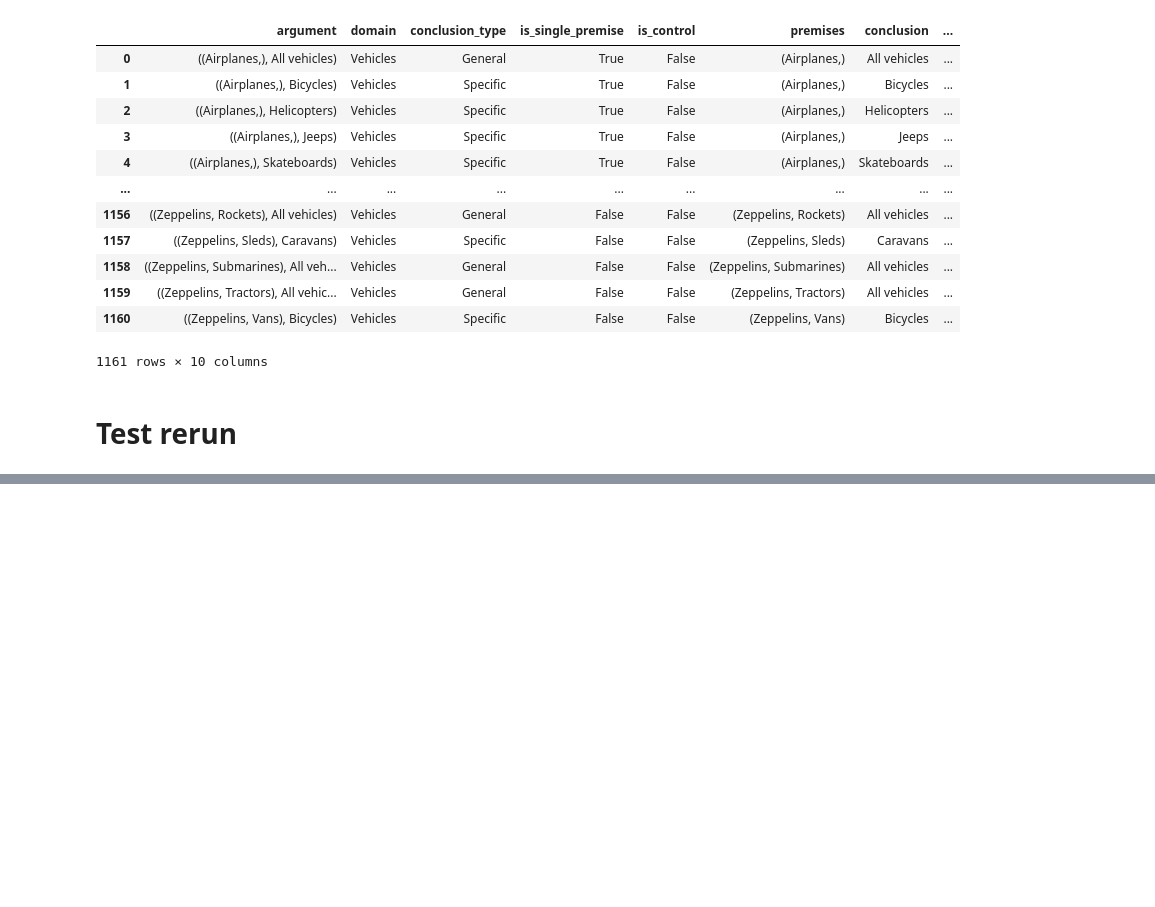
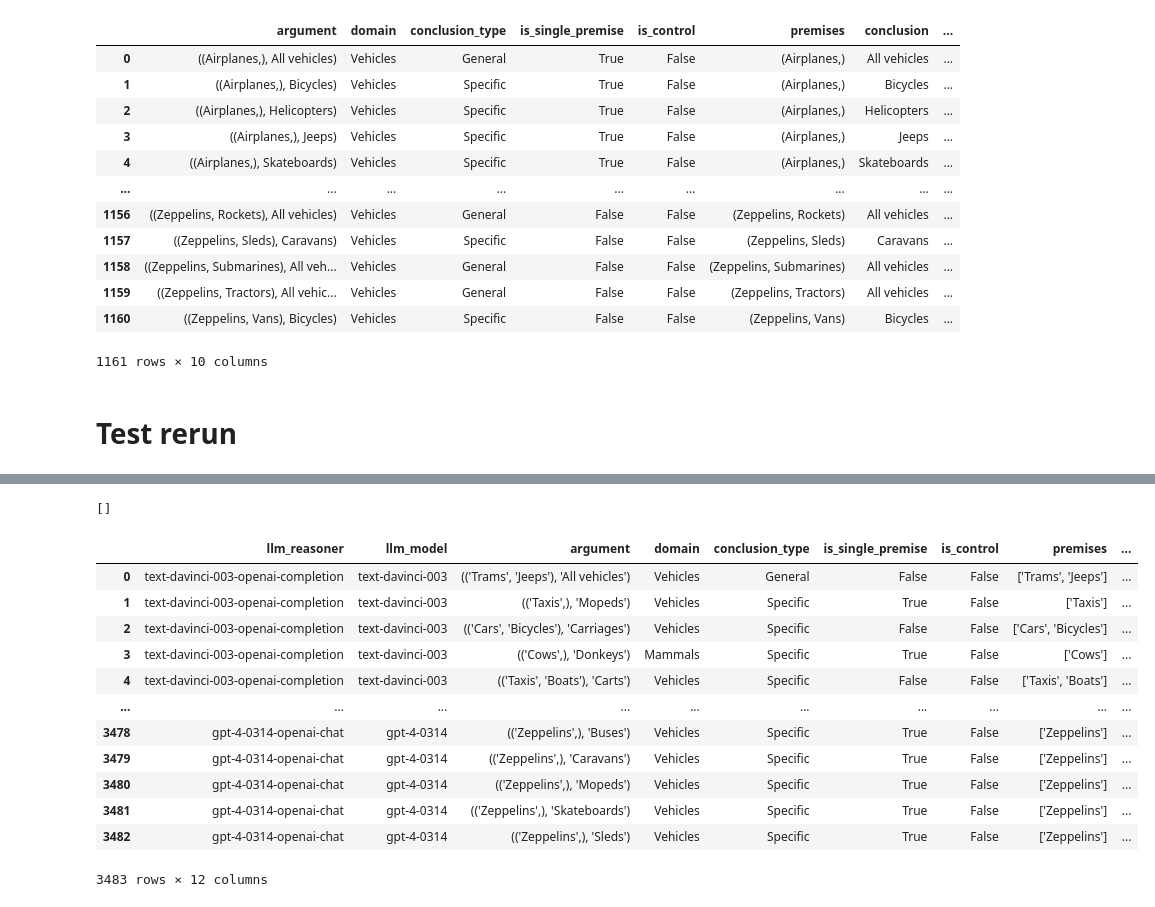
Before and after one commit to S-J-HAN/InductiveReasoningInLargeLanguageModels, a Jupyter notebook: generate_data/debugging.ipynb, the cells around one changed output, grey strips where cells are left out. Saved outputs shown, nothing was run; the diff lists cells and outputs as text; code cells hidden in the pictures; blank space fills up the shorter version.

```diff
--- a/generate_data/debugging.ipynb
+++ b/generate_data/debugging.ipynb
@@ -341,0 +447,20 @@ df4
+# %%
+[x for x in human_similarity_map if "air" in x]
+# %% [output]
+[]
+# %%
+llm_rating_df
+# %% [output]
+|  | llm_reasoner | llm_model | argument | domain | conclusion_type | is_single_premise | is_control | premises | ... |
+| 0 | text-davinci-003-openai-completion | text-davinci-003 | (('Trams', 'Jeeps'), 'All vehicles') | Vehicles | General | False | False | ['Trams', 'Jeeps'] | ... |
+| 1 | text-davinci-003-openai-completion | text-davinci-003 | (('Taxis',), 'Mopeds') | Vehicles | Specific | True | False | ['Taxis'] | ... |
+| 2 | text-davinci-003-openai-completion | text-davinci-003 | (('Cars', 'Bicycles'), 'Carriages') | Vehicles | Specific | False | False | ['Cars', 'Bicycles'] | ... |
+| 3 | text-davinci-003-openai-completion | text-davinci-003 | (('Cows',), 'Donkeys') | Mammals | Specific | True | False | ['Cows'] | ... |
+| 4 | text-davinci-003-openai-completion | text-davinci-003 | (('Taxis', 'Boats'), 'Carts') | Vehicles | Specific | False | False | ['Taxis', 'Boats'] | ... |
+| ... | ... | ... | ... | ... | ... | ... | ... | ... | ... |
+| 3478 | gpt-4-0314-openai-chat | gpt-4-0314 | (('Zeppelins',), 'Buses') | Vehicles | Specific | True | False | ['Zeppelins'] | ... |
+| 3479 | gpt-4-0314-openai-chat | gpt-4-0314 | (('Zeppelins',), 'Caravans') | Vehicles | Specific | True | False | ['Zeppelins'] | ... |
+| 3480 | gpt-4-0314-openai-chat | gpt-4-0314 | (('Zeppelins',), 'Mopeds') | Vehicles | Specific | True | False | ['Zeppelins'] | ... |
+| 3481 | gpt-4-0314-openai-chat | gpt-4-0314 | (('Zeppelins',), 'Skateboards') | Vehicles | Specific | True | False | ['Zeppelins'] | ... |
+| 3482 | gpt-4-0314-openai-chat | gpt-4-0314 | (('Zeppelins',), 'Sleds') | Vehicles | Specific | True | False | ['Zeppelins'] | ... |
+3483 rows × 12 columns
```
Also changed, not shown: parts of 21 cells of this notebook, 20 other files.
